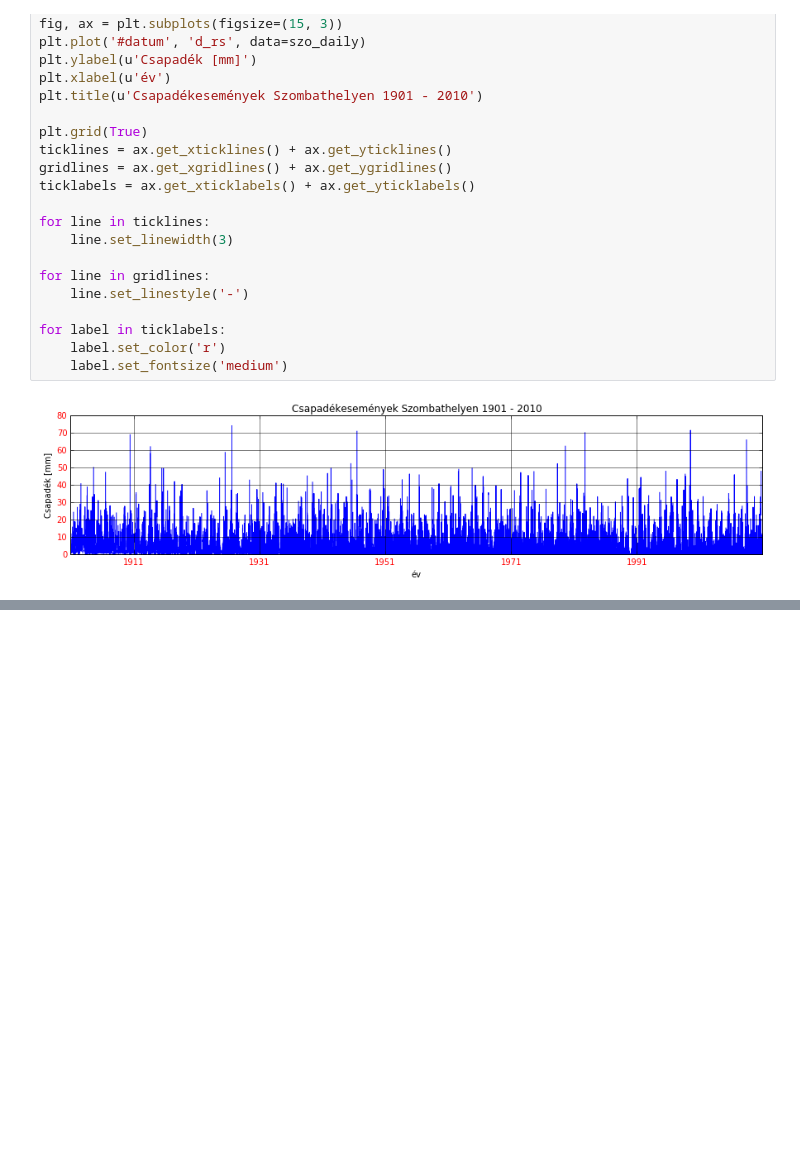
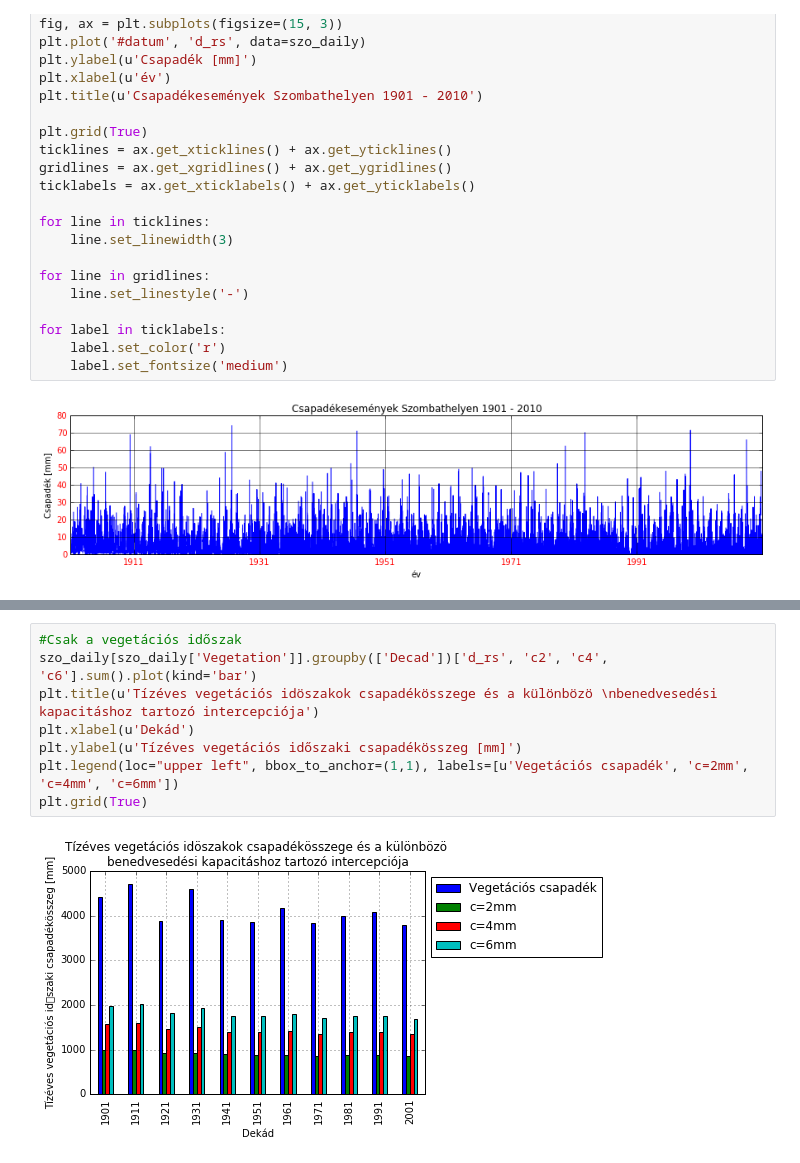
Before and after one commit to jsheperd/forest_water, a Jupyter notebook: interception.ipynb, the cells around one changed output, grey strips where cells are left out. Drawn from its saved outputs; the diff is of its cells as text; blank space fills up the shorter version.

```diff
--- a/interception.ipynb
+++ b/interception.ipynb
@@ -177,0 +207,10 @@ plt.title(u'Intercepció alakulása a \nbenedvesedési kapacitás függvényébe
+# %%
+#Csak a vegetációs időszak
+szo_daily[szo_daily['Vegetation']].groupby(['Decad'])['d_rs', 'c2', 'c4', 'c6'].sum().plot(kind='bar')
+plt.title(u'Tízéves vegetációs idöszakok csapadékösszege és a különbözö \nbenedvesedési kapacitáshoz tartozó intercepciója')
+plt.xlabel(u'Dekád')
+plt.ylabel(u'Tízéves vegetációs időszaki csapadékösszeg [mm]')
+plt.legend(loc="upper left", bbox_to_anchor=(1,1), labels=[u'Vegetációs csapadék', 'c=2mm', 'c=4mm', 'c=6mm'])
+plt.grid(True)
+# %% [output]
+[figure, added]
```
Also changed, not shown: parts of 6 cells of this notebook.
